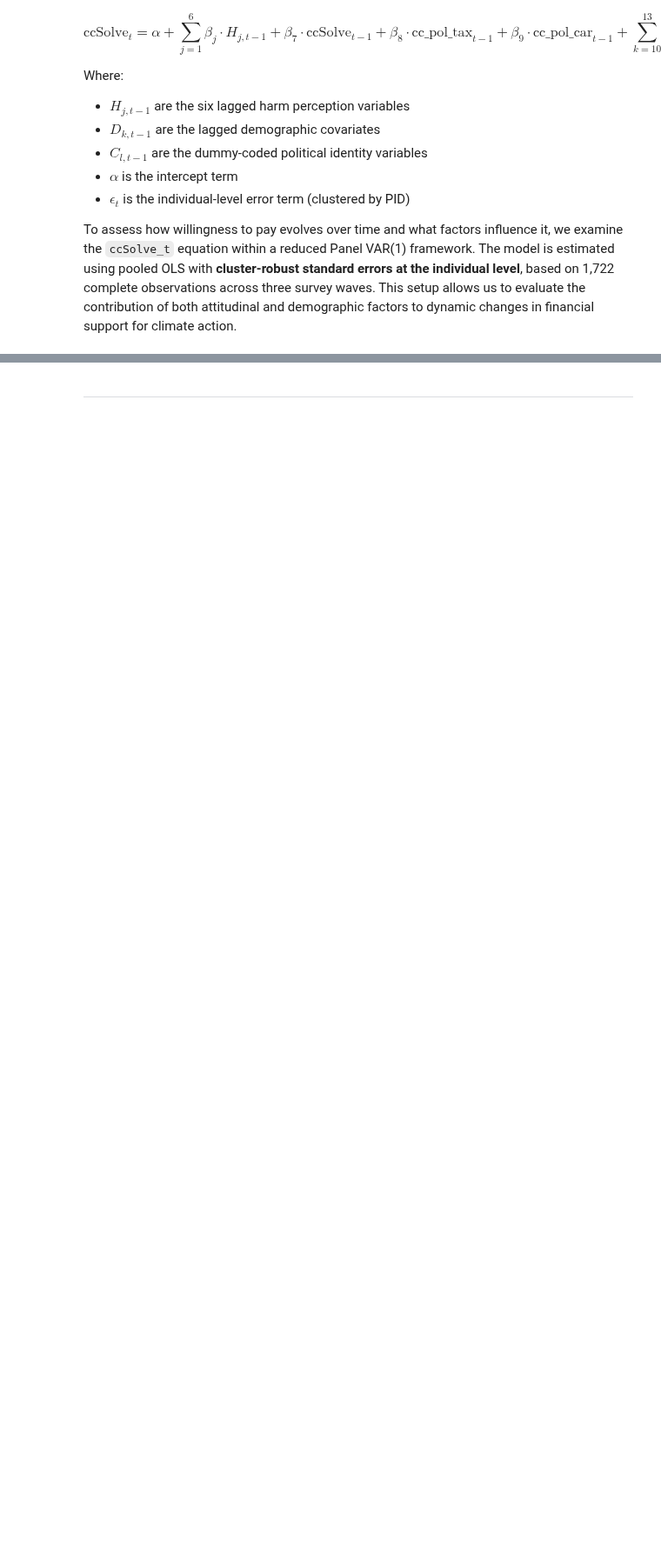
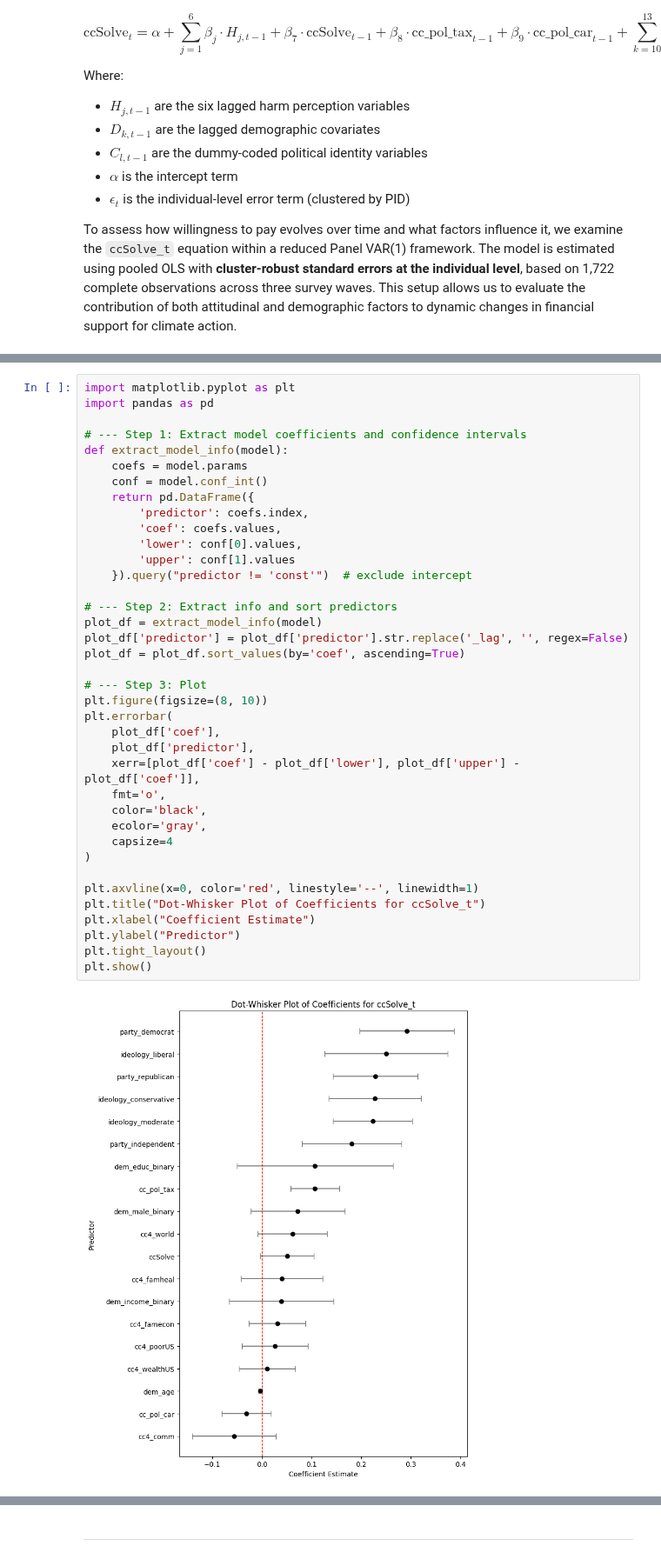
Before and after one commit to paraskevasleivadaros/climate-opinions-and-elections, a Jupyter notebook: notebooks/methods.ipynb, the cells around one changed output, grey strips where cells are left out. Shown at 87% size. Saved outputs shown, nothing was run; the diff lists cells and outputs as text; blank space fills up the shorter version.

```diff
--- a/notebooks/methods.ipynb
+++ b/notebooks/methods.ipynb
@@ -325,4 +373,44 @@ Notes:
 strong multicollinearity problems or that the design matrix is singular.
+# %%
+import matplotlib.pyplot as plt
+import pandas as pd
+
+# --- Step 1: Extract model coefficients and confidence intervals
+def extract_model_info(model):
+    coefs = model.params
+    conf = model.conf_int()
+    return pd.DataFrame({
+        'predictor': coefs.index,
+        'coef': coefs.values,
+        'lower': conf[0].values,
+        'upper': conf[1].values
+    }).query("predictor != 'const'")  # exclude intercept
+
+# --- Step 2: Extract info and sort predictors
+plot_df = extract_model_info(model)
+plot_df['predictor'] = plot_df['predictor'].str.replace('_lag', '', regex=False)
+plot_df = plot_df.sort_values(by='coef', ascending=True)
+
+# --- Step 3: Plot
+plt.figure(figsize=(8, 10))
+plt.errorbar(
+    plot_df['coef'],
+    plot_df['predictor'],
+    xerr=[plot_df['coef'] - plot_df['lower'], plot_df['upper'] - plot_df['coef']],
+    fmt='o',
+    color='black',
+    ecolor='gray',
+    capsize=4
+)
+
+plt.axvline(x=0, color='red', linestyle='--', linewidth=1)
+plt.title("Dot-Whisker Plot of Coefficients for ccSolve_t")
+plt.xlabel("Coefficient Estimate")
+plt.ylabel("Predictor")
+plt.tight_layout()
+plt.show()
+# %% [output]
+[figure, added]
 # %% [markdown]
 ### Panel VAR Analysis – RQ2 (Willingness to Pay as Outcome)
 | Predictor                   | Coefficient | Significance    | Interpretation                                       |
```
Also changed, not shown: parts of 6 cells of this notebook.
